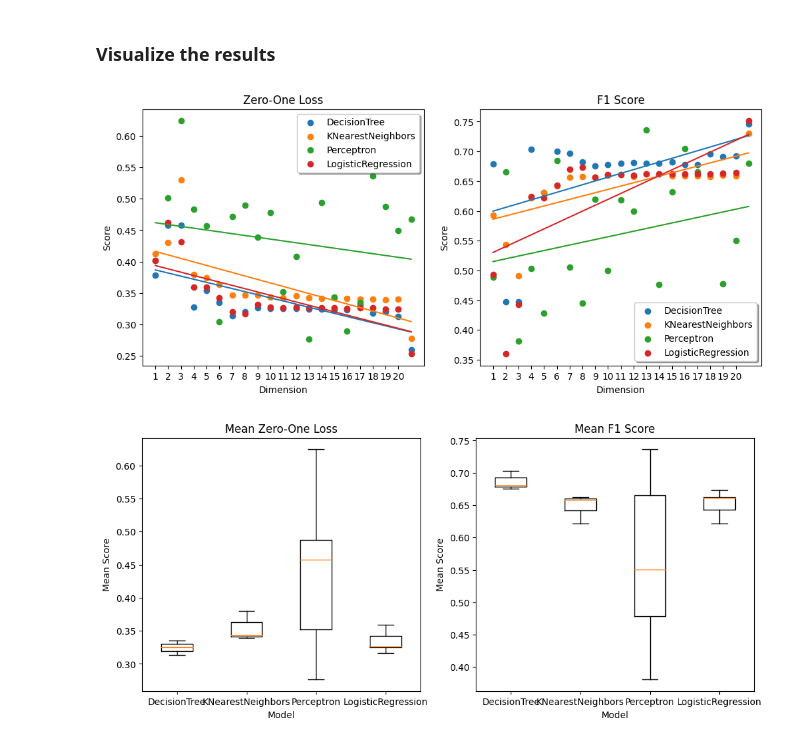
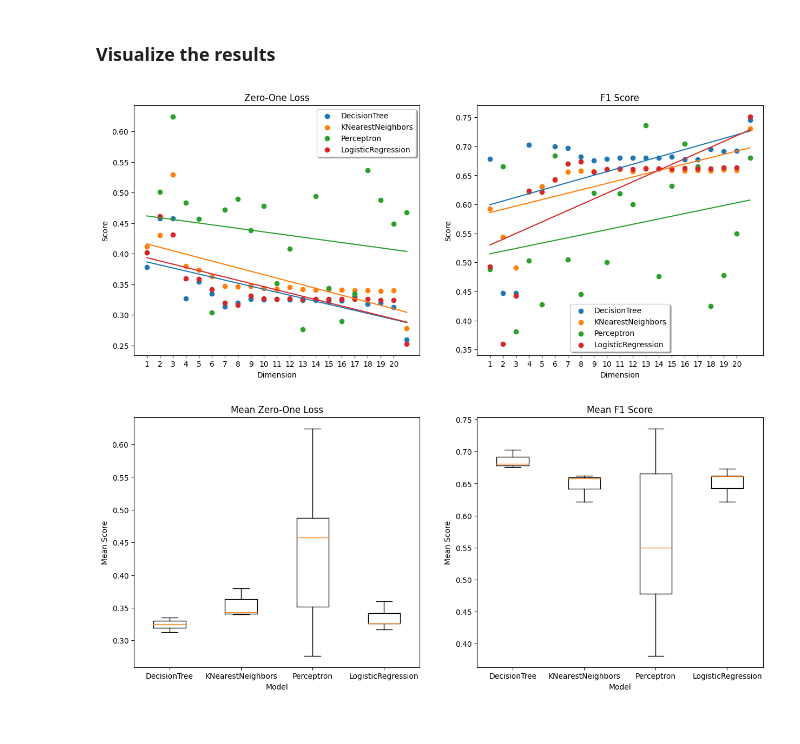
Before and after one commit to alexanderecooper-uofa/CSC580_FinalProject, a Jupyter notebook: final_project.ipynb, the cells around one changed output. Saved outputs shown, nothing was run; the diff lists cells and outputs as text; code cells hidden in the pictures.

```diff
--- a/final_project.ipynb
+++ b/final_project.ipynb
@@ -189,35 +189,35 @@ for scoring_name, score in scoring_procedures.items():
 # %% [markdown]
 ### Visualize the results
 # %%
-fig, axs = plt.subplots(1, len(all_model_scores), figsize=(12, 5))
+fig, axs = plt.subplots(1, len(all_model_scores), figsize=(15, 6))
 axs = axs.flatten()
 for i, (scoring_name, model_scores) in enumerate(all_model_scores.items()):
     ax = axs[i]
 
     plots = []
     model_names = []
     for model_name, scores in model_scores.items():
         plot = ax.scatter(dimensions, scores)
 
         # fit a line to the scatter plot
         def line(x, a, b):
             return a * x + b
 
         popt, _ = curve_fit(line, dimensions, scores)
         ax.plot(dimensions, line(dimensions, *popt))
         plots.append(plot)
         model_names.append(model_name)
 
     ax.legend(plots, model_names, loc='best', shadow=True)
     ax.set_xticks(range(np.min(dimensions), np.max(dimensions)))
     ax.set_title(scoring_name)
     ax.set_xlabel('Dimension')
     ax.set_ylabel('Score')
 plt.show()
 # %% [output]
-[figure, old version]
+[figure, new version]
 # %%
-fig, axs = plt.subplots(1, len(all_model_scores), figsize=(12, 5))
+fig, axs = plt.subplots(1, len(all_model_scores), figsize=(15, 6))
 axs = axs.flatten()
 for i, (scoring_name, model_scores) in enumerate(all_model_scores.items()):
     ax = axs[i]
@@ -228,4 +228,4 @@ for i, (scoring_name, model_scores) in enumerate(all_model_scores.items()):
     ax.set_ylabel('Mean Score')
 plt.show()
 # %% [output]
-[figure, old version]
+[figure, new version]
```
Also changed, not shown: 3 other files.
